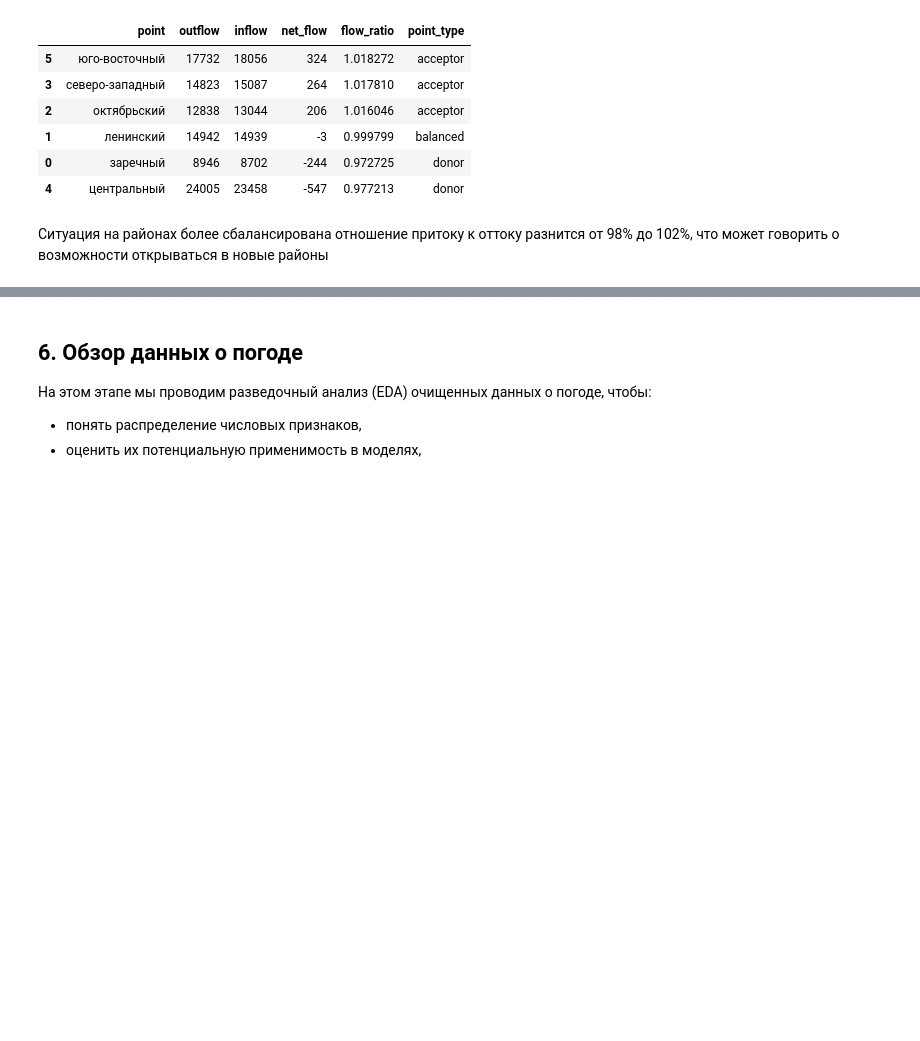
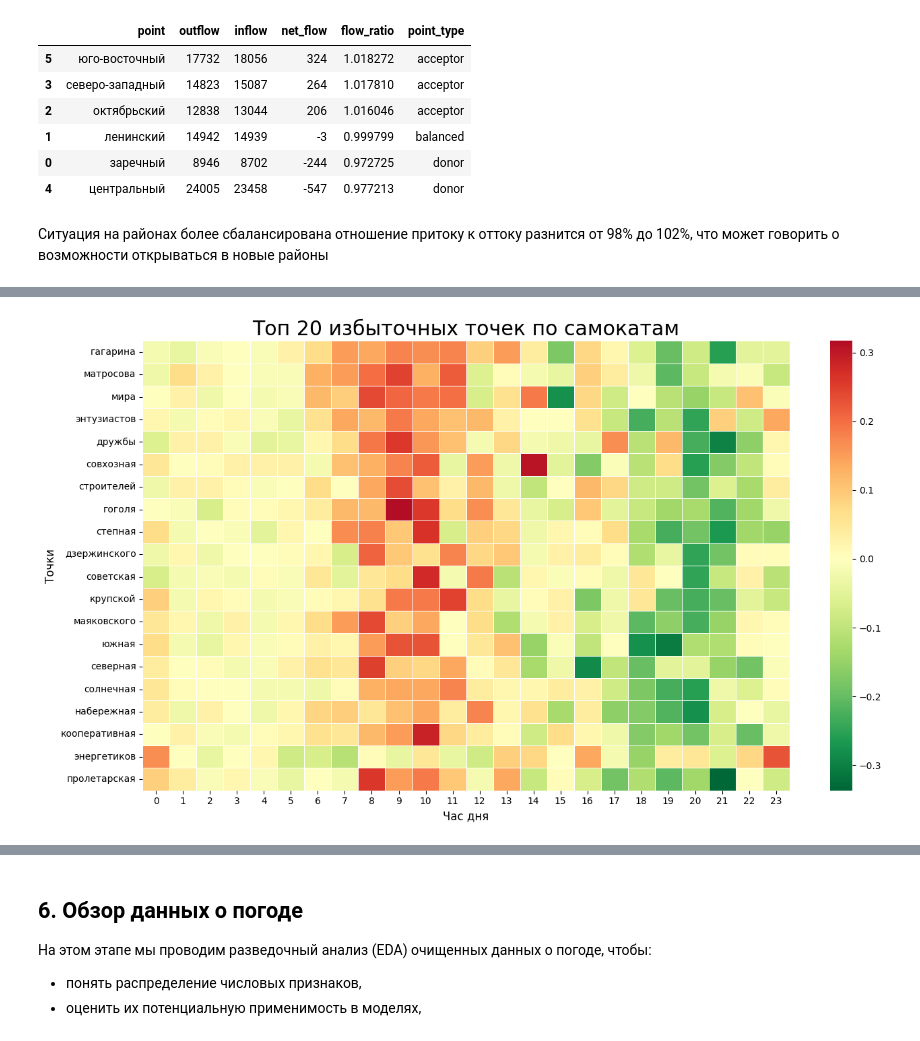
Before and after one commit to fIIame/scooter_sharing_analysis, a Jupyter notebook: notebooks/EDA.ipynb, the cells around one changed output, grey strips where cells are left out. Saved outputs shown, nothing was run; the diff lists cells and outputs as text; code cells hidden in the pictures; blank space fills up the shorter version.

```diff
--- a/notebooks/EDA.ipynb
+++ b/notebooks/EDA.ipynb
@@ -470,0 +479,4 @@ od_matrix_flows_district.sort_values("net_flow", ascending=False)
+# %%
+plot_surplus_heatmap(net_long_location, daily_min_location)
+# %% [output]
+[figure, added]
```
Also changed, not shown: parts of 30 cells of this notebook, 1 other file.
